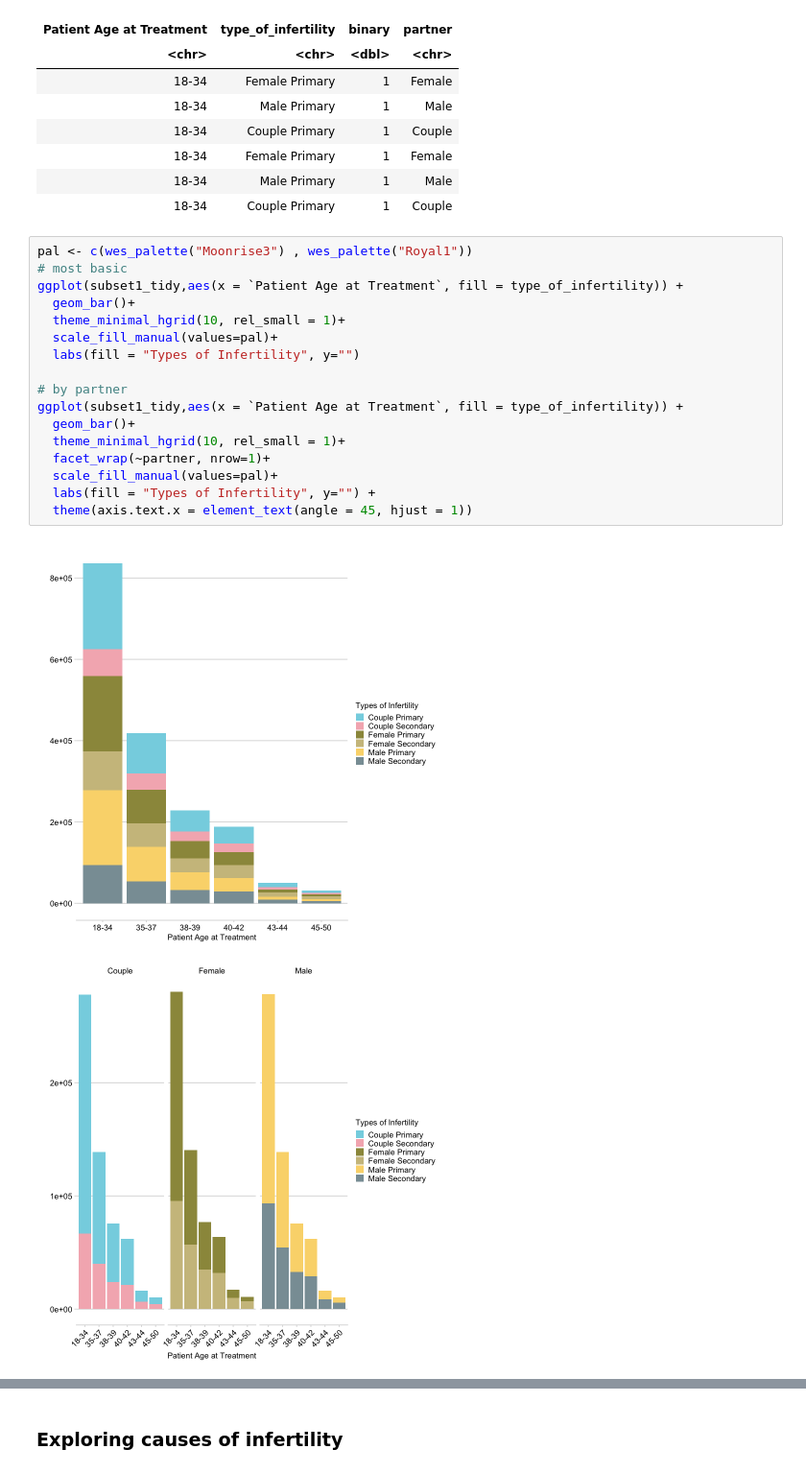
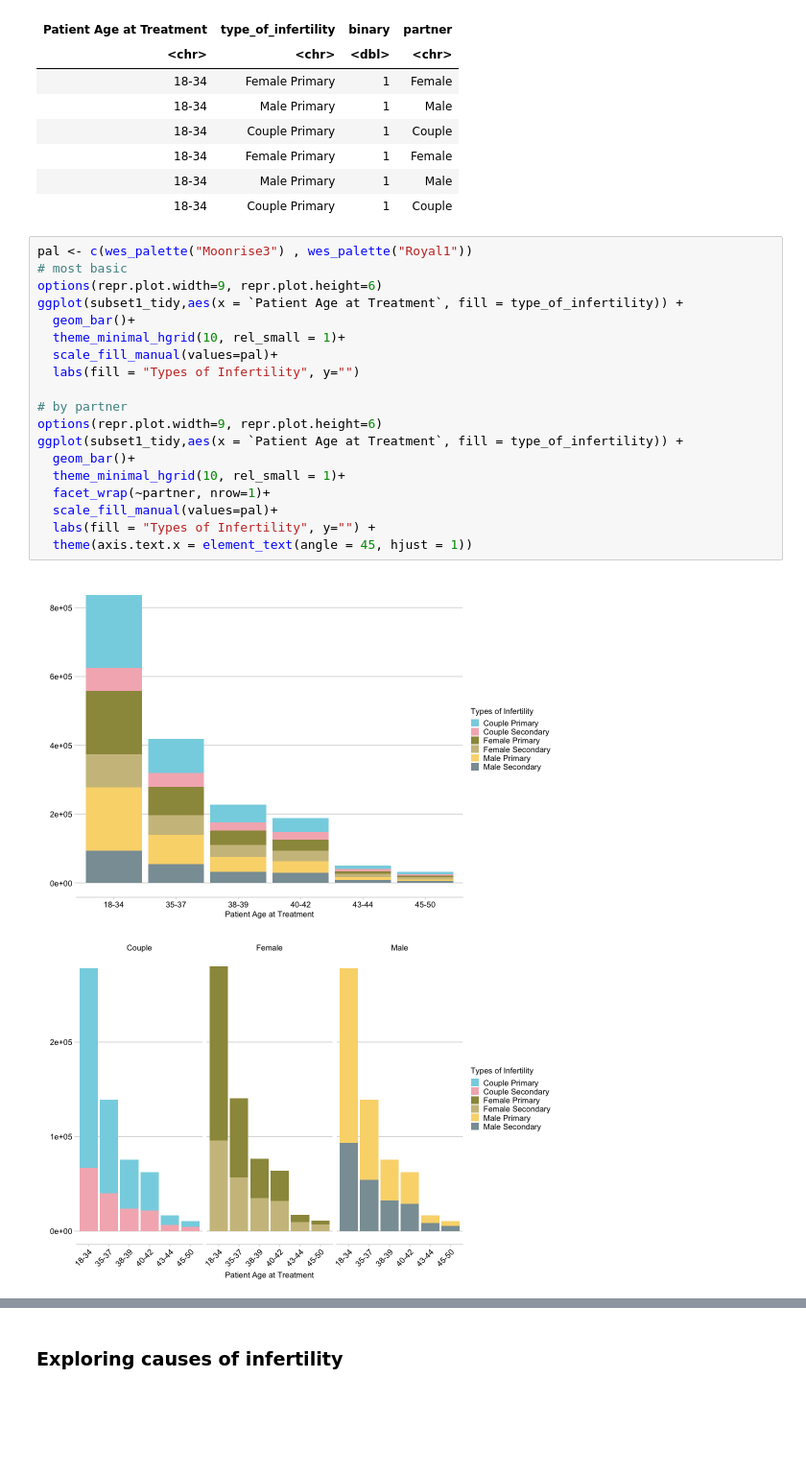
Before and after one commit to mvab/IVF-data-challenge, a Jupyter notebook: marina-working/ivf_eda.ipynb, the cells around one changed output, grey strips where cells are left out. Shown at 96% size. Cells and saved outputs as stored; diff of their text form; blank space fills up the shorter version.

Commit message:
update image sizes

```diff
--- a/marina-working/ivf_eda.ipynb
+++ b/marina-working/ivf_eda.ipynb
@@ -301,23 +302,25 @@ A tibble: 6 × 4
 # %%
 pal <- c(wes_palette("Moonrise3") , wes_palette("Royal1"))
 # most basic
+options(repr.plot.width=9, repr.plot.height=6)
 ggplot(subset1_tidy,aes(x = `Patient Age at Treatment`, fill = type_of_infertility)) +
   geom_bar()+
   theme_minimal_hgrid(10, rel_small = 1)+
   scale_fill_manual(values=pal)+
   labs(fill = "Types of Infertility", y="")
 
 # by partner
+options(repr.plot.width=9, repr.plot.height=6)
 ggplot(subset1_tidy,aes(x = `Patient Age at Treatment`, fill = type_of_infertility)) +
   geom_bar()+
   theme_minimal_hgrid(10, rel_small = 1)+
   facet_wrap(~partner, nrow=1)+
   scale_fill_manual(values=pal)+
   labs(fill = "Types of Infertility", y="") +
   theme(axis.text.x = element_text(angle = 45, hjust = 1))
 # %% [output]
-[figure, old version]
+[figure, new version]
-[figure, old version]
+[figure, new version]
 # %%
 # then I decided to convert each group into percentage
 
```
Also changed, not shown: parts of 10 cells of this notebook.
